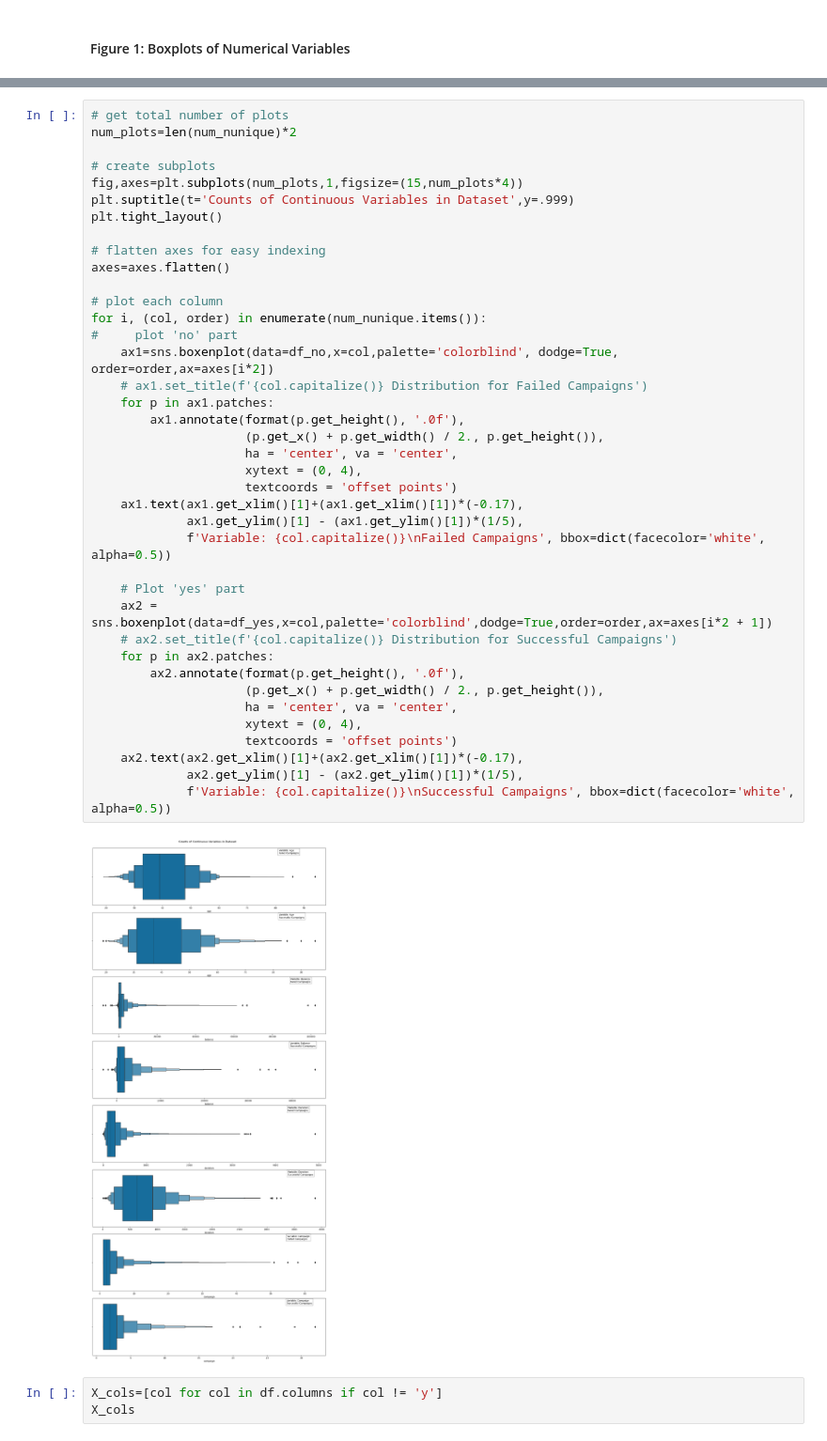
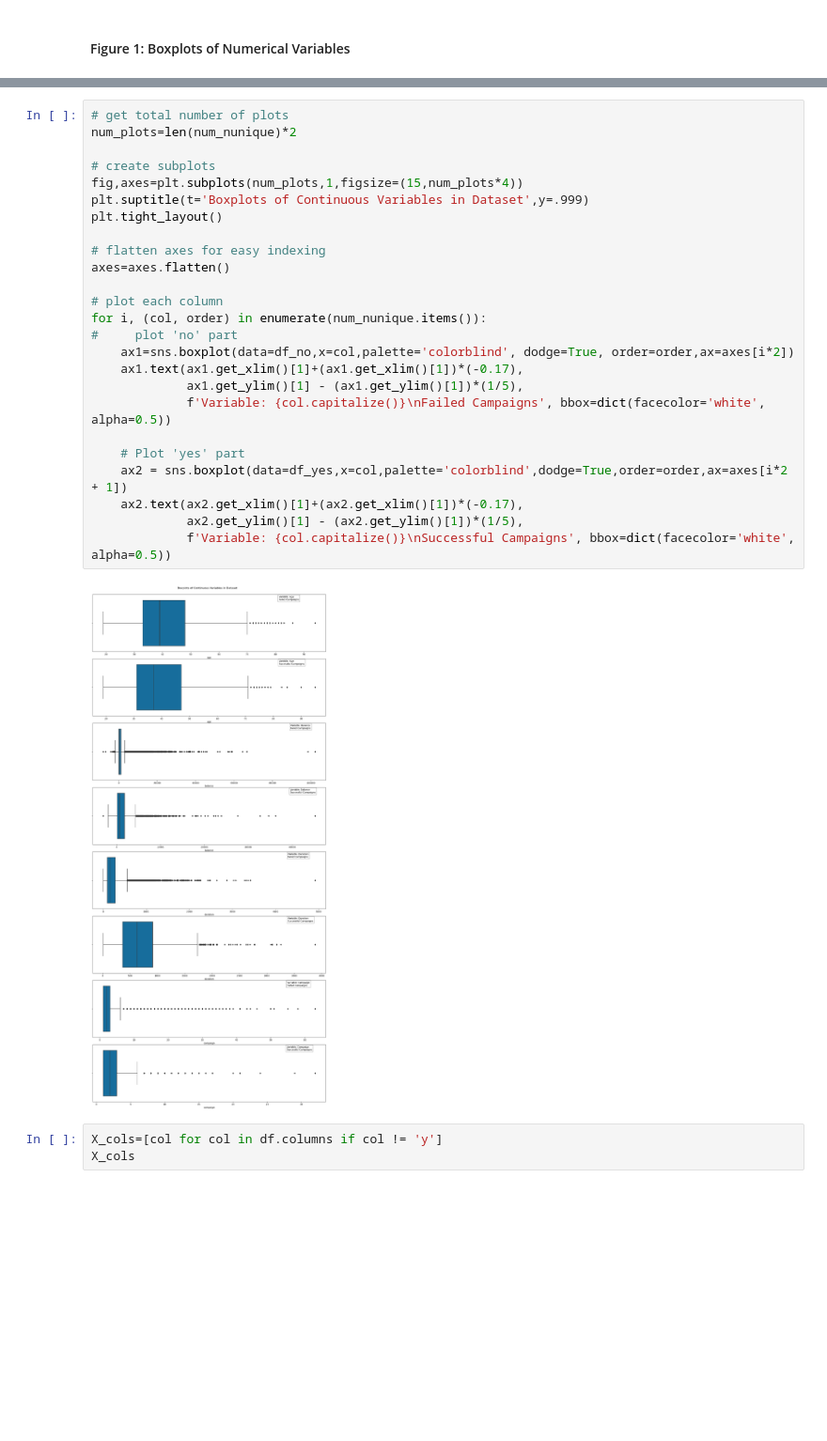
Before and after one commit to sralter/term_deposit_marketing, a Jupyter notebook: term_deposit_marketing.ipynb, the cells around one changed output, grey strips where cells are left out. Shown at 94% size. Saved outputs shown, nothing was run; the diff lists cells and outputs as text; blank space fills up the shorter version.

```diff
--- a/term_deposit_marketing.ipynb
+++ b/term_deposit_marketing.ipynb
@@ -445,44 +443,30 @@ num_nunique
 # %%
 # get total number of plots
 num_plots=len(num_nunique)*2
 
 # create subplots
 fig,axes=plt.subplots(num_plots,1,figsize=(15,num_plots*4))
-plt.suptitle(t='Counts of Continuous Variables in Dataset',y=.999)
+plt.suptitle(t='Boxplots of Continuous Variables in Dataset',y=.999)
 plt.tight_layout()
 
 # flatten axes for easy indexing
 axes=axes.flatten()
 
 # plot each column
 for i, (col, order) in enumerate(num_nunique.items()):
 #     plot 'no' part
-    ax1=sns.boxenplot(data=df_no,x=col,palette='colorblind', dodge=True, order=order,ax=axes[i*2])
-    # ax1.set_title(f'{col.capitalize()} Distribution for Failed Campaigns')
-    for p in ax1.patches:
-        ax1.annotate(format(p.get_height(), '.0f'),
-                     (p.get_x() + p.get_width() / 2., p.get_height()),
-                     ha = 'center', va = 'center',
-                     xytext = (0, 4),
-                     textcoords = 'offset points')
+    ax1=sns.boxplot(data=df_no,x=col,palette='colorblind', dodge=True, order=order,ax=axes[i*2])
     ax1.text(ax1.get_xlim()[1]+(ax1.get_xlim()[1])*(-0.17),
              ax1.get_ylim()[1] - (ax1.get_ylim()[1])*(1/5),
              f'Variable: {col.capitalize()}\nFailed Campaigns', bbox=dict(facecolor='white', alpha=0.5))
 
     # Plot 'yes' part
-    ax2 = sns.boxenplot(data=df_yes,x=col,palette='colorblind',dodge=True,order=order,ax=axes[i*2 + 1])
-    # ax2.set_title(f'{col.capitalize()} Distribution for Successful Campaigns')
-    for p in ax2.patches:
-        ax2.annotate(format(p.get_height(), '.0f'),
-                     (p.get_x() + p.get_width() / 2., p.get_height()),
-                     ha = 'center', va = 'center',
-                     xytext = (0, 4),
-                     textcoords = 'offset points')
+    ax2 = sns.boxplot(data=df_yes,x=col,palette='colorblind',dodge=True,order=order,ax=axes[i*2 + 1])
     ax2.text(ax2.get_xlim()[1]+(ax2.get_xlim()[1])*(-0.17),
              ax2.get_ylim()[1] - (ax2.get_ylim()[1])*(1/5),
              f'Variable: {col.capitalize()}\nSuccessful Campaigns', bbox=dict(facecolor='white', alpha=0.5))
 # %% [output]
-[figure, old version]
+[figure, new version]
 # %%
 X_cols=[col for col in df.columns if col != 'y']
 X_cols
```
Also changed, not shown: parts of 15 cells of this notebook.
